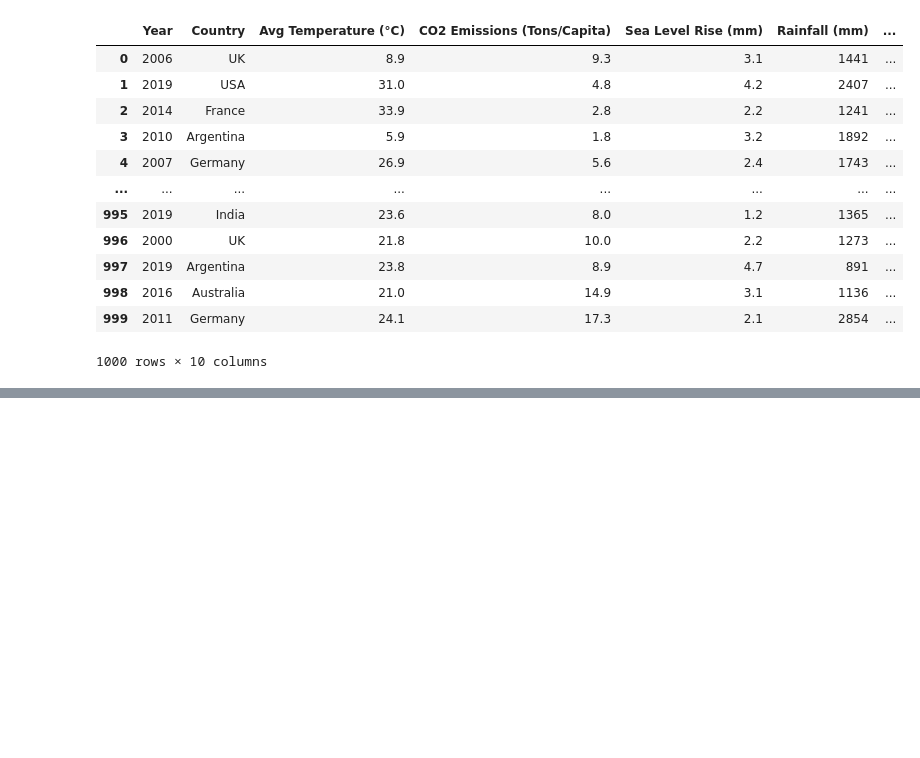
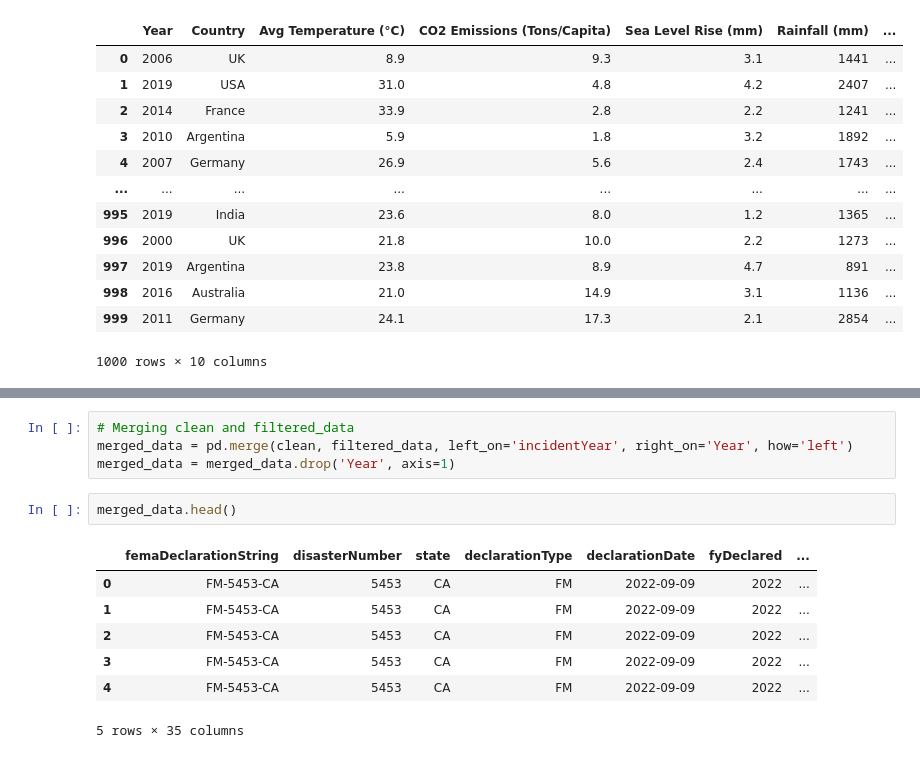
Before and after one commit to KESDRENNEN/ADS-507, a Jupyter notebook: scripts/clean.ipynb, the cells around one changed output, grey strips where cells are left out. Cells and saved outputs as stored; diff of their text form; blank space fills up the shorter version.

```diff
--- a/scripts/clean.ipynb
+++ b/scripts/clean.ipynb
@@ -77,0 +102,14 @@ Index: []
+# %%
+# Merging clean and filtered_data
+merged_data = pd.merge(clean, filtered_data, left_on='incidentYear', right_on='Year', how='left')
+merged_data = merged_data.drop('Year', axis=1)
+# %%
+merged_data.head()
+# %% [output]
+|  | femaDeclarationString | disasterNumber | state | declarationType | declarationDate | fyDeclared | ... |
+| 0 | FM-5453-CA | 5453 | CA | FM | 2022-09-09 | 2022 | ... |
+| 1 | FM-5453-CA | 5453 | CA | FM | 2022-09-09 | 2022 | ... |
+| 2 | FM-5453-CA | 5453 | CA | FM | 2022-09-09 | 2022 | ... |
+| 3 | FM-5453-CA | 5453 | CA | FM | 2022-09-09 | 2022 | ... |
+| 4 | FM-5453-CA | 5453 | CA | FM | 2022-09-09 | 2022 | ... |
+5 rows × 35 columns
```
Also changed, not shown: parts of 5 cells of this notebook, 2 other files.
